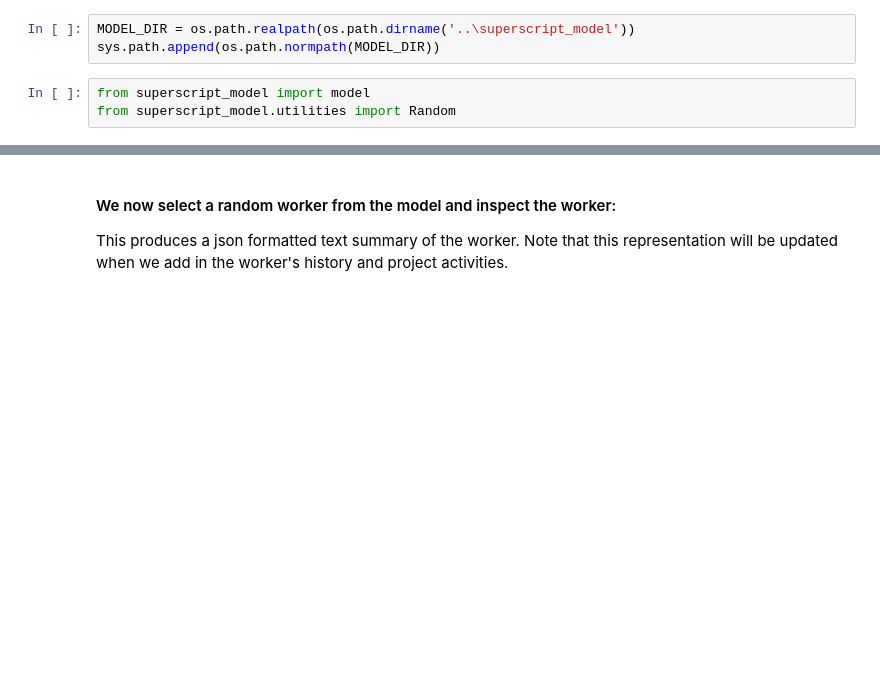
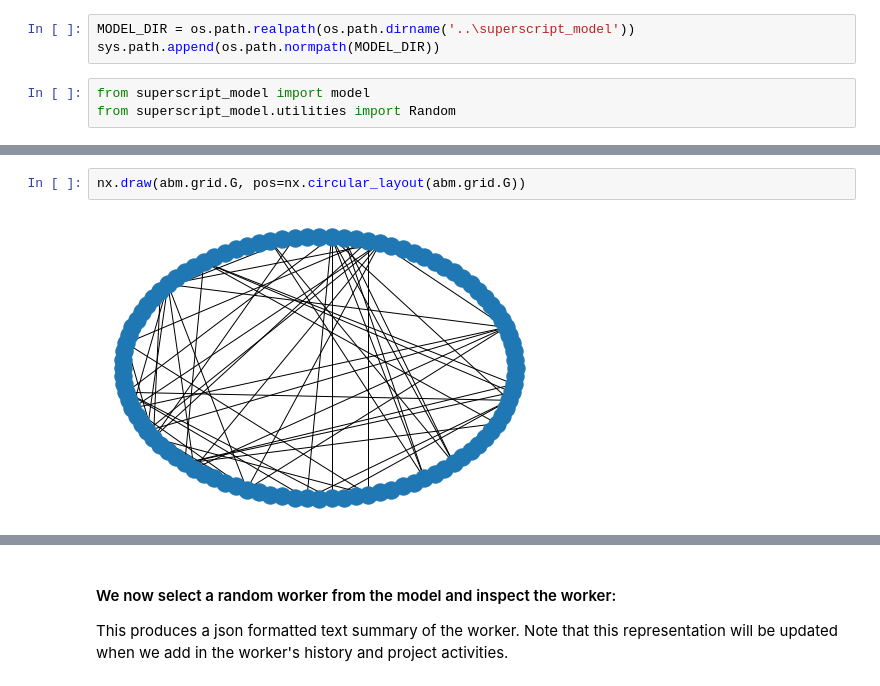
Before and after one commit to Superscriptus/SuperScript, a Jupyter notebook: developing_model_spec/manually_testing_model.ipynb, the cells around one changed output, grey strips where cells are left out. Drawn from its saved outputs; the diff is of its cells as text; blank space fills up the shorter version.

```diff
--- a/developing_model_spec/manually_testing_model.ipynb
+++ b/developing_model_spec/manually_testing_model.ipynb
@@ -64,3 +65,7 @@ print(np.mean(elapsed_times))
+# %%
+nx.draw(abm.grid.G, pos=nx.circular_layout(abm.grid.G))
+# %% [output]
+[figure, added]
 # %%
 plt.subplot(2,1,1)
 plt.plot(steps, active_projects)
```
Also changed, not shown: parts of 10 cells of this notebook, 6 other files.
